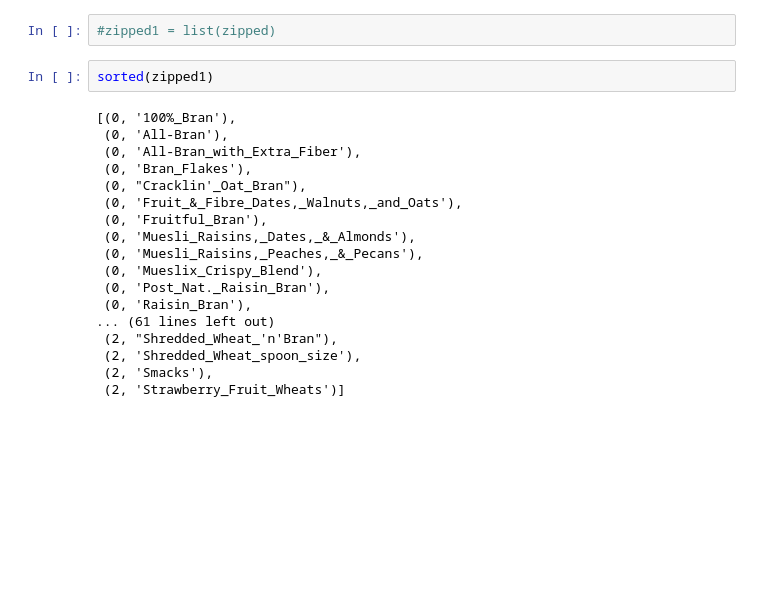
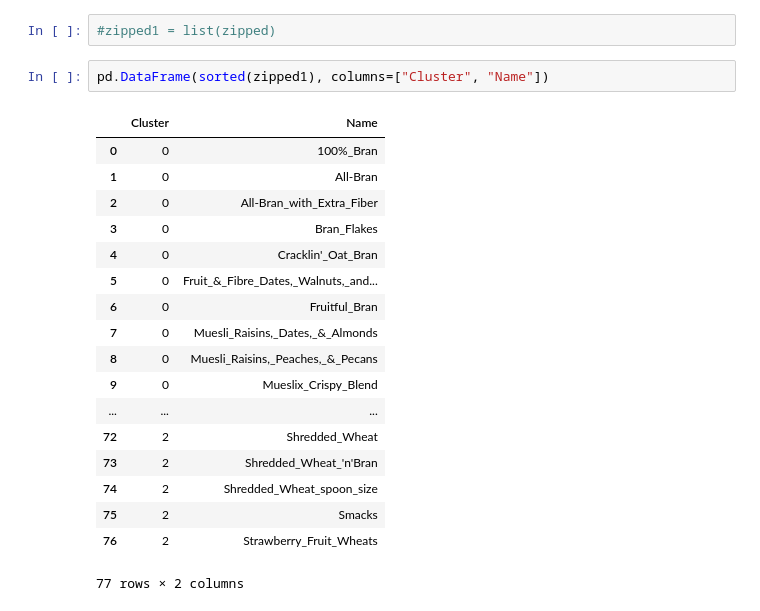
Before and after one commit to tiy-gvl-python/honey-nut-clusters, a Jupyter notebook: HoneyBunchesOfOats.ipynb, the cells around one changed output. Saved outputs shown, nothing was run; the diff lists cells and outputs as text; blank space fills up the shorter version.

```diff
--- a/HoneyBunchesOfOats.ipynb
+++ b/HoneyBunchesOfOats.ipynb
@@ -62,23 +107,24 @@ names_list = list(names)
 zipped = zip(cereal_cluster_list, names_list)
 # %%
 #zipped1 = list(zipped)
-# %%
-sorted(zipped1)
-# %% [output]
-[(0, '100%_Bran'),
- (0, 'All-Bran'),
- (0, 'All-Bran_with_Extra_Fiber'),
- (0, 'Bran_Flakes'),
- (0, "Cracklin'_Oat_Bran"),
- (0, 'Fruit_&_Fibre_Dates,_Walnuts,_and_Oats'),
- (0, 'Fruitful_Bran'),
- (0, 'Muesli_Raisins,_Dates,_&_Almonds'),
- (0, 'Muesli_Raisins,_Peaches,_&_Pecans'),
- (0, 'Mueslix_Crispy_Blend'),
- (0, 'Post_Nat._Raisin_Bran'),
- (0, 'Raisin_Bran'),
-... (61 lines left out)
- (2, "Shredded_Wheat_'n'Bran"),
- (2, 'Shredded_Wheat_spoon_size'),
- (2, 'Smacks'),
- (2, 'Strawberry_Fruit_Wheats')]
+# %%
+pd.DataFrame(sorted(zipped1), columns=["Cluster", "Name"])
+# %% [output]
+|  | Cluster | Name |
+| 0 | 0 | 100%_Bran |
+| 1 | 0 | All-Bran |
+| 2 | 0 | All-Bran_with_Extra_Fiber |
+| 3 | 0 | Bran_Flakes |
+| 4 | 0 | Cracklin'_Oat_Bran |
+| 5 | 0 | Fruit_&_Fibre_Dates,_Walnuts,_and... |
+| 6 | 0 | Fruitful_Bran |
+| 7 | 0 | Muesli_Raisins,_Dates,_&_Almonds |
+| 8 | 0 | Muesli_Raisins,_Peaches,_&_Pecans |
+| 9 | 0 | Mueslix_Crispy_Blend |
+| ... | ... | ... |
+| 72 | 2 | Shredded_Wheat |
+| 73 | 2 | Shredded_Wheat_'n'Bran |
+| 74 | 2 | Shredded_Wheat_spoon_size |
+| 75 | 2 | Smacks |
+| 76 | 2 | Strawberry_Fruit_Wheats |
+77 rows × 2 columns
```
Also changed, not shown: parts of 5 cells of this notebook.
